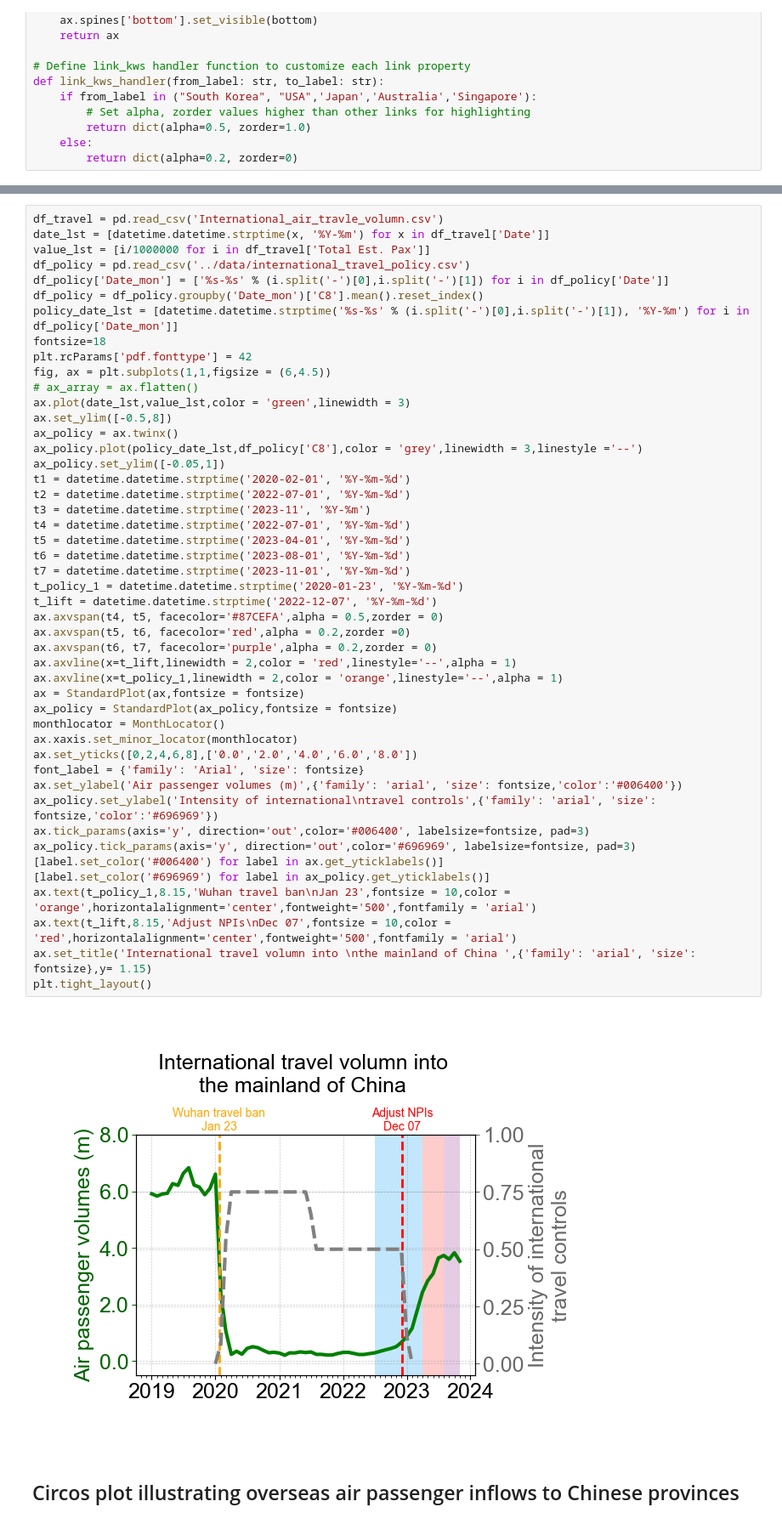
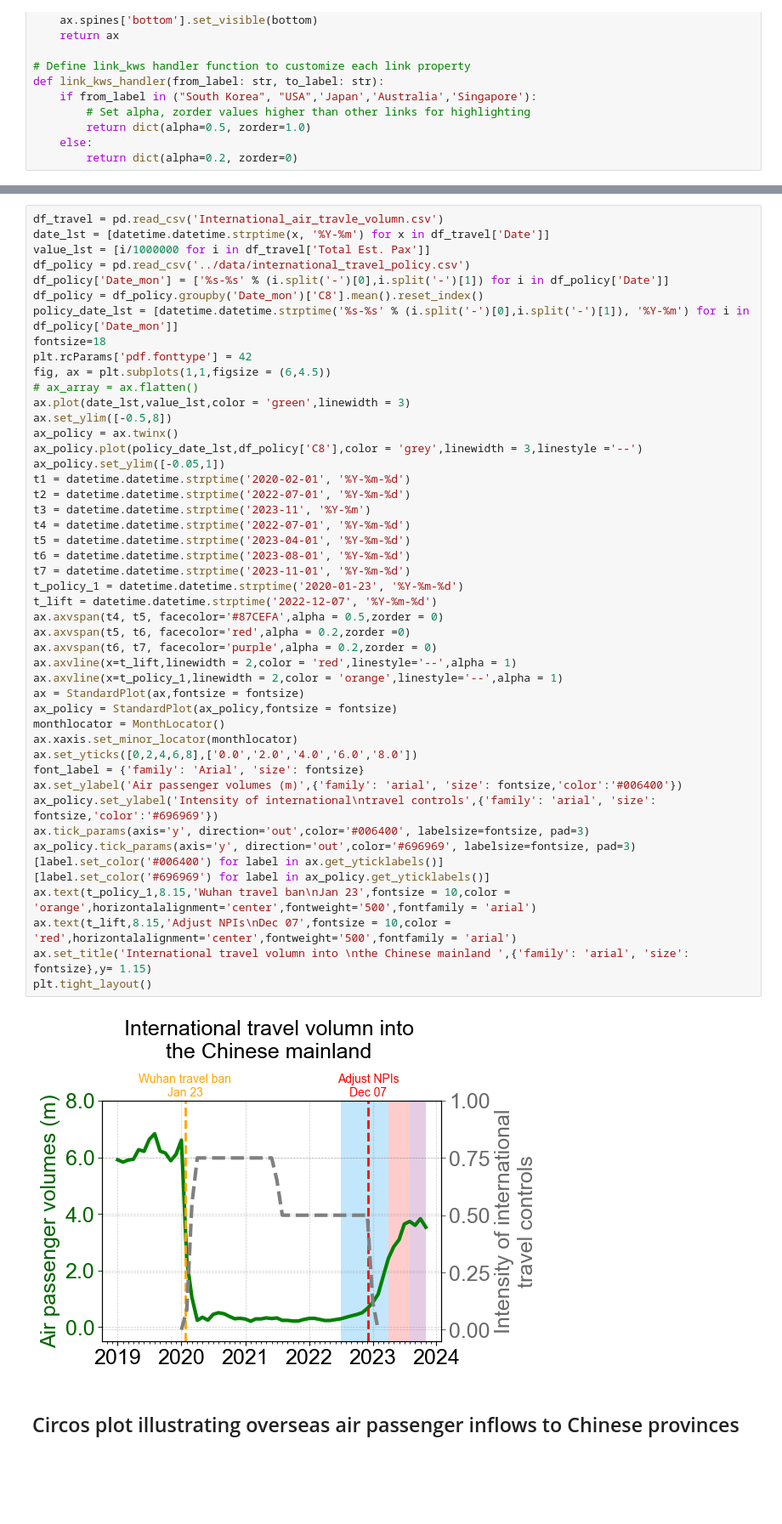
Before and after one commit to DuLab-SYSU/Cov_Spatial, a Jupyter notebook: script_figure/Figure_3_airTravel.ipynb, the cells around one changed output, grey strips where cells are left out. Shown at 85% size. Saved outputs shown, nothing was run; the diff lists cells and outputs as text; blank space fills up the shorter version.

```diff
--- a/script_figure/Figure_3_airTravel.ipynb
+++ b/script_figure/Figure_3_airTravel.ipynb
@@ -70,35 +72,35 @@ ax_policy.set_ylim([-0.05,1])
 t1 = datetime.datetime.strptime('2020-02-01', '%Y-%m-%d')
 t2 = datetime.datetime.strptime('2022-07-01', '%Y-%m-%d')
 t3 = datetime.datetime.strptime('2023-11', '%Y-%m')
 t4 = datetime.datetime.strptime('2022-07-01', '%Y-%m-%d')
 t5 = datetime.datetime.strptime('2023-04-01', '%Y-%m-%d')
 t6 = datetime.datetime.strptime('2023-08-01', '%Y-%m-%d')
 t7 = datetime.datetime.strptime('2023-11-01', '%Y-%m-%d')
 t_policy_1 = datetime.datetime.strptime('2020-01-23', '%Y-%m-%d')
 t_lift = datetime.datetime.strptime('2022-12-07', '%Y-%m-%d')
 ax.axvspan(t4, t5, facecolor='#87CEFA',alpha = 0.5,zorder = 0)
 ax.axvspan(t5, t6, facecolor='red',alpha = 0.2,zorder =0)
 ax.axvspan(t6, t7, facecolor='purple',alpha = 0.2,zorder = 0)
 ax.axvline(x=t_lift,linewidth = 2,color = 'red',linestyle='--',alpha = 1)
 ax.axvline(x=t_policy_1,linewidth = 2,color = 'orange',linestyle='--',alpha = 1)
 ax = StandardPlot(ax,fontsize = fontsize)
 ax_policy = StandardPlot(ax_policy,fontsize = fontsize)
 monthlocator = MonthLocator()
 ax.xaxis.set_minor_locator(monthlocator)
 ax.set_yticks([0,2,4,6,8],['0.0','2.0','4.0','6.0','8.0'])
 font_label = {'family': 'Arial', 'size': fontsize}
 ax.set_ylabel('Air passenger volumes (m)',{'family': 'arial', 'size': fontsize,'color':'#006400'})
 ax_policy.set_ylabel('Intensity of international\ntravel controls',{'family': 'arial', 'size': fontsize,'color':'#696969'})
 ax.tick_params(axis='y', direction='out',color='#006400', labelsize=fontsize, pad=3)
 ax_policy.tick_params(axis='y', direction='out',color='#696969', labelsize=fontsize, pad=3)
 [label.set_color('#006400') for label in ax.get_yticklabels()]
 [label.set_color('#696969') for label in ax_policy.get_yticklabels()]
 ax.text(t_policy_1,8.15,'Wuhan travel ban\nJan 23',fontsize = 10,color = 'orange',horizontalalignment='center',fontweight='500',fontfamily = 'arial')
 ax.text(t_lift,8.15,'Adjust NPIs\nDec 07',fontsize = 10,color = 'red',horizontalalignment='center',fontweight='500',fontfamily = 'arial')
-ax.set_title('International travel volumn into \nthe mainland of China ',{'family': 'arial', 'size': fontsize},y= 1.15)
+ax.set_title('International travel volumn into \nthe Chinese mainland ',{'family': 'arial', 'size': fontsize},y= 1.15)
 plt.tight_layout()
 # %% [output]
-[figure, old version]
+[figure, new version]
 # %% [markdown]
 ## Circos plot illustrating overseas air passenger inflows to Chinese provinces
 # %%
```
Also changed, not shown: parts of 2 cells of this notebook, 1 other file.
